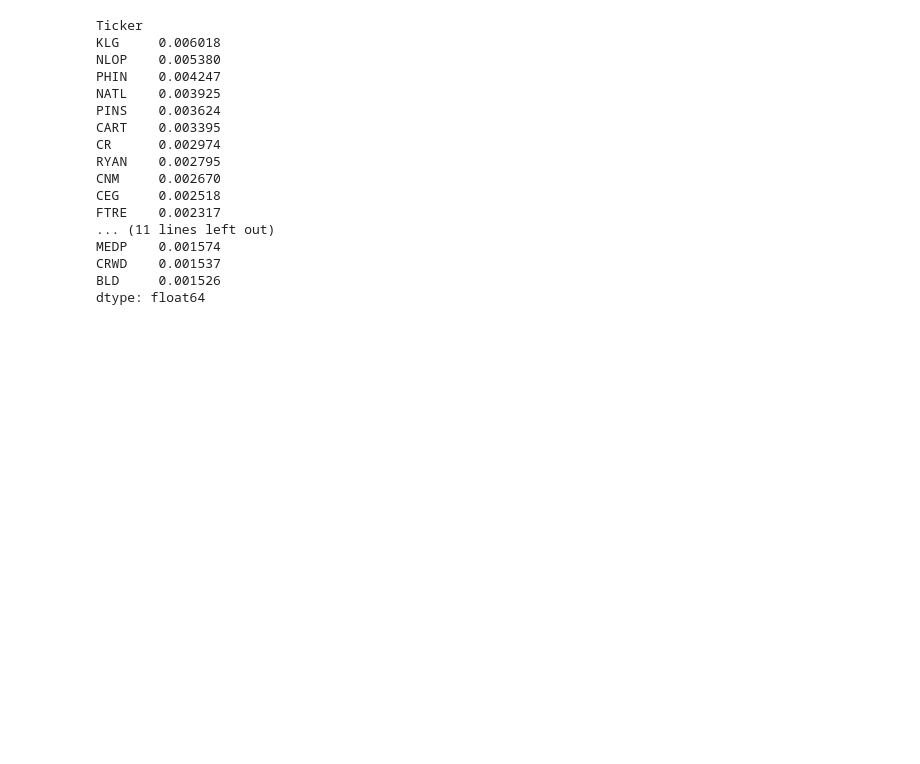
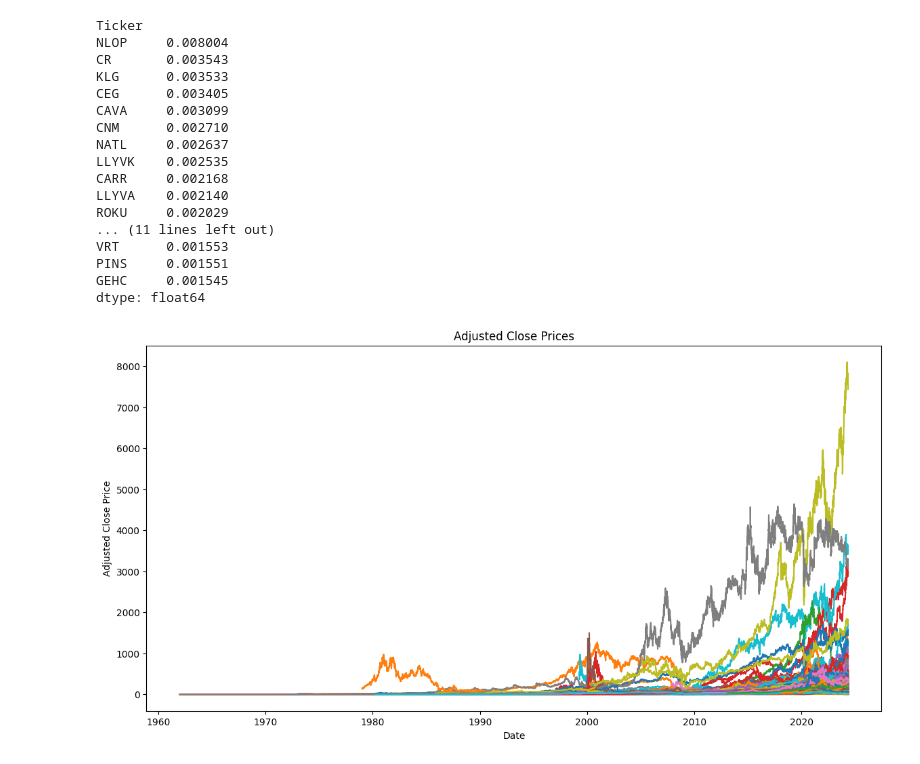
Before and after one commit to franco-rey/Index-Portfolio-Rebalancing, a Jupyter notebook: Index Portfolio Rebalancing.ipynb, the cells around one changed output. Drawn from its saved outputs; the diff is of its cells as text; code cells hidden in the pictures; blank space fills up the shorter version.

```diff
--- a/Index Portfolio Rebalancing.ipynb
+++ b/Index Portfolio Rebalancing.ipynb
@@ -41,0 +50,5 @@ Date
+# %%
+stock_data = pd.read_csv('stock_data.csv')
+
+# Now, stock_data holds your pulled stock information, and you can work with it directly in Python
+print(stock_data)
@@ -42,8 +73,4 @@ Date
 # %%
-import pandas as pd
-import yfinance as yf
-import numpy as np
-
 # Ensure that 'Adj Close' is at the same level as other columns if it's a MultiIndex
 if isinstance(stock_data.columns, pd.MultiIndex):
     stock_data = stock_data['Adj Close']
@@ -65,21 +92,21 @@ top_25_stocks = average_monthly_returns.head(25)
 print(top_25_stocks)
 # %% [output]
 Ticker
-KLG     0.006018
-NLOP    0.005380
-PHIN    0.004247
-NATL    0.003925
-PINS    0.003624
-CART    0.003395
-CR      0.002974
-RYAN    0.002795
-CNM     0.002670
-CEG     0.002518
-FTRE    0.002317
+NLOP     0.008004
+CR       0.003543
+KLG      0.003533
+CEG      0.003405
+CAVA     0.003099
+CNM      0.002710
+NATL     0.002637
+LLYVK    0.002535
+CARR     0.002168
+LLYVA    0.002140
+ROKU     0.002029
 ... (11 lines left out)
-MEDP    0.001574
-CRWD    0.001537
-BLD     0.001526
+VRT      0.001553
+PINS     0.001551
+GEHC     0.001545
 dtype: float64
 # %%
 # Save the pulled data to a new CSV file
@@ -86,0 +114,12 @@ stock_data.to_csv('stock_data_1950_2024.csv')
+# %%
+# Plotting each of the top 25 stocks' Adjusted Close prices
+plt.figure(figsize=(14, 7))
+for ticker in stock_data.columns:
+    plt.plot(stock_data.index, stock_data[ticker], label=ticker)
+
+plt.title('Adjusted Close Prices')
+plt.xlabel('Date')
+plt.ylabel('Adjusted Close Price')
+plt.show()
+# %% [output]
+[figure, added]
```
Also changed, not shown: parts of 10 cells of this notebook, 1 other file.
